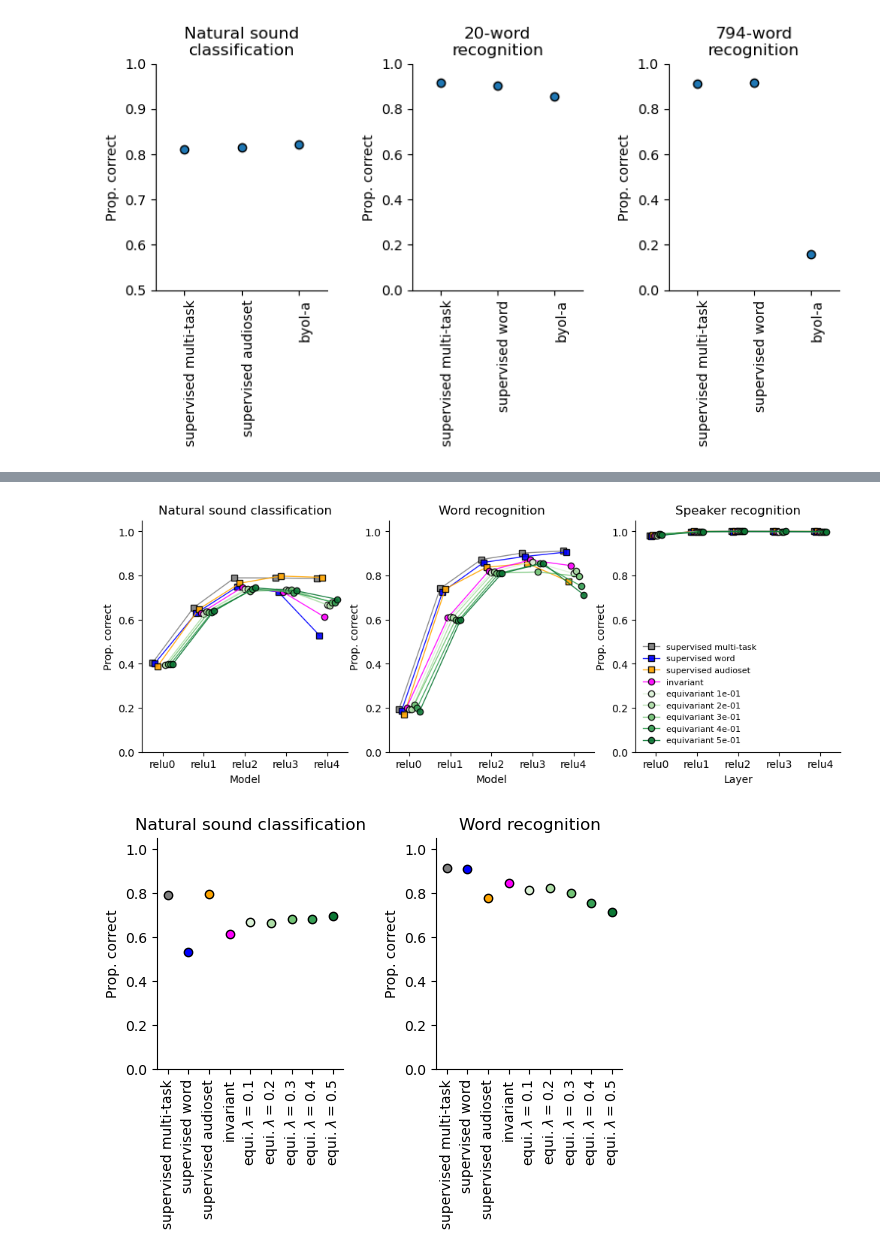
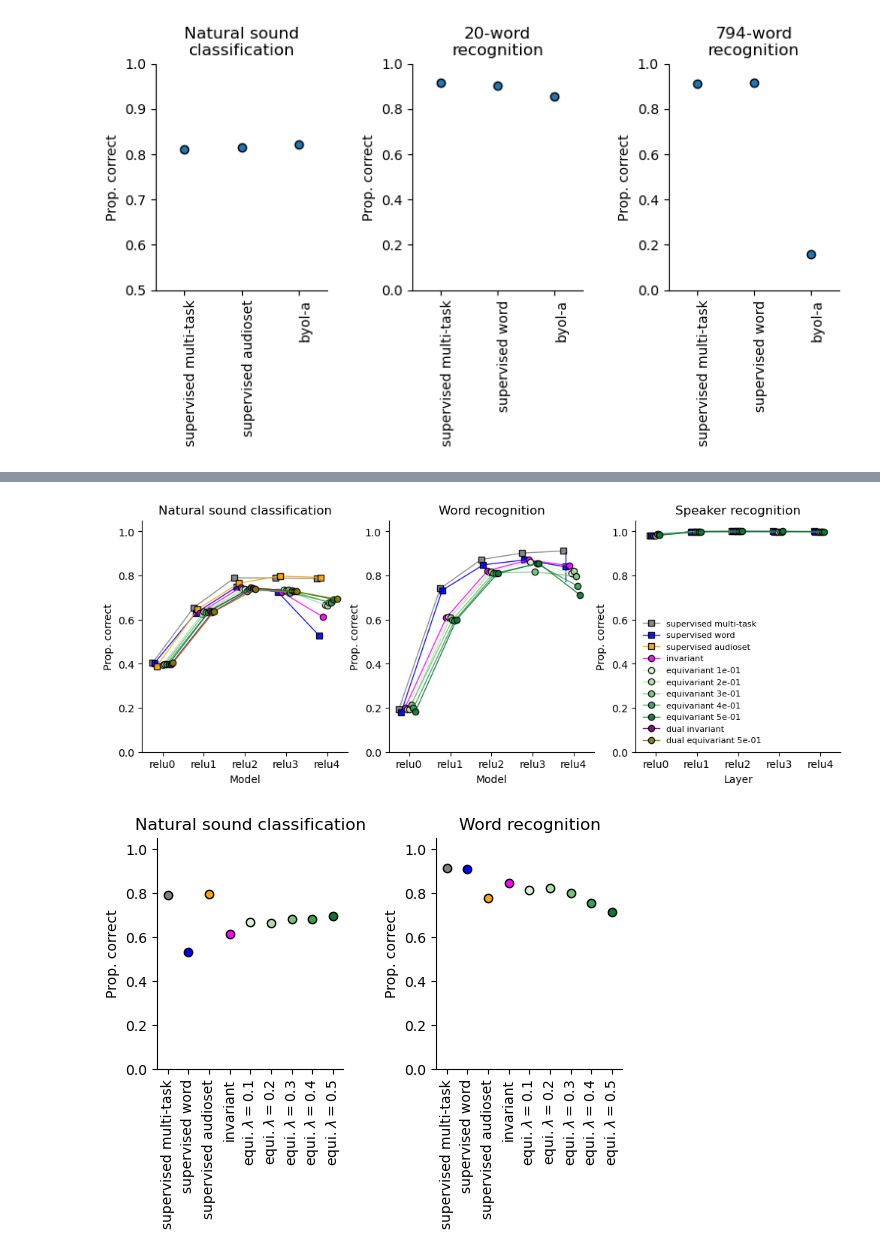
Before and after one commit to Feather-Lab/audio-ssl, a Jupyter notebook: notebooks/summarize_invar_v_equivar.ipynb, the cells around one changed output, grey strips where cells are left out. Drawn from its saved outputs; the diff is of its cells as text; code cells hidden in the pictures.

```diff
--- a/notebooks/summarize_invar_v_equivar.ipynb
+++ b/notebooks/summarize_invar_v_equivar.ipynb
@@ -187,14 +200,27 @@ array(['kell2018 invariant', 'kell2018 supervised word',
 # %%
 def format_model_str_word_task(path):
     path_str = str(path)
-    task = 'equivariant' if ('dualtask' in path_str or 'equivariant' in path_str) else 'invariant'
+    eq_lmbda = ''
+    if 'eq_lmbda' in path_str:
+        eq_lmbda = re.search(r'eq_lmbda_([-\d.e]+)', path_str).group(1)
+        if float(eq_lmbda) == 0:
+            eq_lmbda = ''
+        else:
+            eq_lmbda = ' ' + eq_lmbda
+
+    task = ''
+    if 'dualtask' in path_str or 'equivariant' in path_str or (eq_lmbda != '' and float(eq_lmbda) != 0):
+        task = 'equivariant'
+    else:
+        task = 'invariant'
+    if '_dual_' in path_str:
+        task = f"dual {task}"
     if 'audioset' in path_str:
         task = 'supervised audioset'
-    elif 'word' in path_str and not 'barlow' in path_str:
+    if 'word' in path_str and not 'barlow' in path_str:
         task = 'supervised word'
     if 'word_speaker_audioset' in path_str:
         task = 'supervised multi-task'
-
     arch = 'kell2018'
 
     if "resnet" in path_str:
@@ -203,10 +229,6 @@ def format_model_str_word_task(path):
     if 'config_linear' in path_str:
         arch = 'byol-a'
         task = ''
-
-    eq_lmbda = ''
-    if task == 'equivariant':
-        eq_lmbda = ' ' + re.search(r'eq_lmbda_([-\d.e]+)', path_str).group(1)
 
     test_layer = path_str.split('task_')[-1].split('_')[0]
 
@@ -617,6 +780,8 @@ hue_order = [
               'kell2018 equivariant 3e-01',
               'kell2018 equivariant 4e-01',
               'kell2018 equivariant 5e-01',
+              'kell2018 dual invariant',
+              'kell2018 dual equivariant 5e-01',
             #   'kell2018 equivariant 8e-01',
               ]
 
@@ -630,13 +795,15 @@ hue_dict['kell2018 supervised word'] = 'blue'
 hue_dict['kell2018 supervised audioset'] = 'orange'
 hue_dict['kell2018 supervised multi-task'] = 'grey'
 hue_dict['kell2018 invariant'] = 'magenta'
+hue_dict['kell2018 dual invariant'] = 'purple'
+hue_dict['kell2018 dual equivariant 5e-01'] = 'olive'
 
 
 layer_order = [
             'relu0', 'relu1', 'relu2', 'relu3', 'relu4',
 ]
 
-eq_model_list = hue_order[4:]
+eq_model_list = hue_order[4:-2]
 equi_palette = sns.color_palette("Greens", n_colors=len(eq_model_list))
 equi_color_dict = dict(zip(eq_model_list, equi_palette))
 
@@ -698,34 +865,34 @@ g.set(ylim=(0, 1.05), title="Word recognition", ylabel='Prop. correct', xlabel='
 
 speaker_to_plot = df[(df.arch_class == 'kell2018')  & (~df.speaker_top1_mean.isna())].dropna(axis=1).copy().reset_index(drop=True)
 g = sns.pointplot(data=speaker_to_plot,
                 order=layer_order,
                 hue='model_name', y='speaker_top1_mean',
                 x="test_layer",
                 # palette='Blues',
                 alpha=0.9,
                 dodge=0.3,
                 palette=hue_dict,
                 hue_order=hue_order,
                 ax=axes[2],
                 # ls='',
                 markers=marker_palette,
                 mec='k',
                 mew=1,
                 lw=1, ms=6
                 )
 # g.set_xticklabels(labels=hue_order, rotation=90)
 g.set(ylim=(0, 1.05), title="Speaker recognition", ylabel='Prop. correct', xlabel='Layer')
 handles, labels = g.get_legend_handles_labels()
 labels = [label.replace('kell2018 ', '') for label in labels]
 # Create a new legend with customized labels and title
 g.legend(handles, labels, frameon=False, fontsize=8)
 
 sns.despine()
 
 # plt.suptitle("Kell2018 architecture", y=1.15)
 # plt.savefig(outfig_dir/'kell_sup_v_ssl_on_tasks.png', transparent=True,dpi=500,  bbox_inches='tight')
 # %% [output]
-[figure, old version]
+[figure, new version]
 # %%
 hue_order = [
               'kell2018 supervised multi-task',
```
Also changed, not shown: parts of 10 cells of this notebook, 14 other files.
